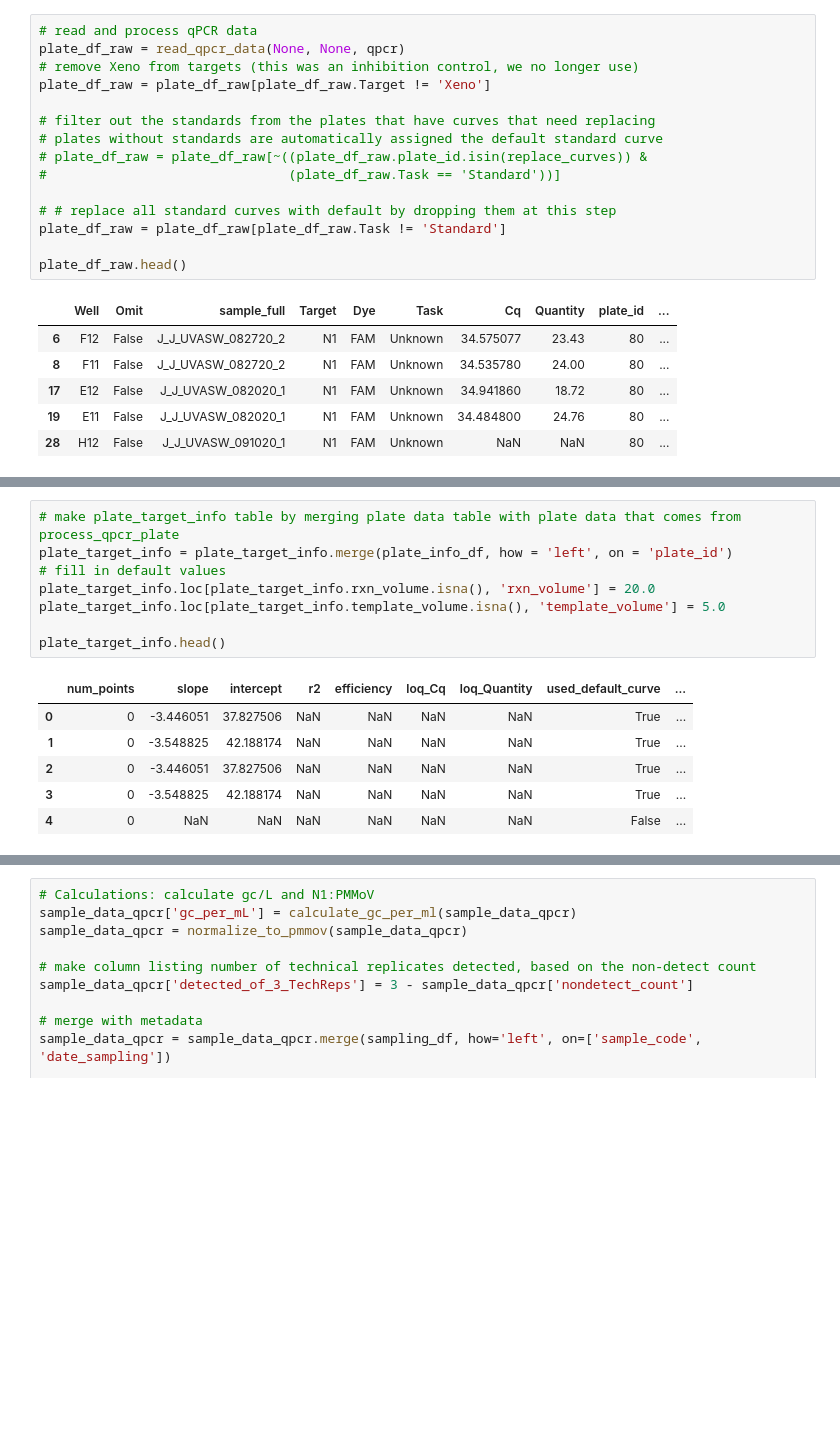
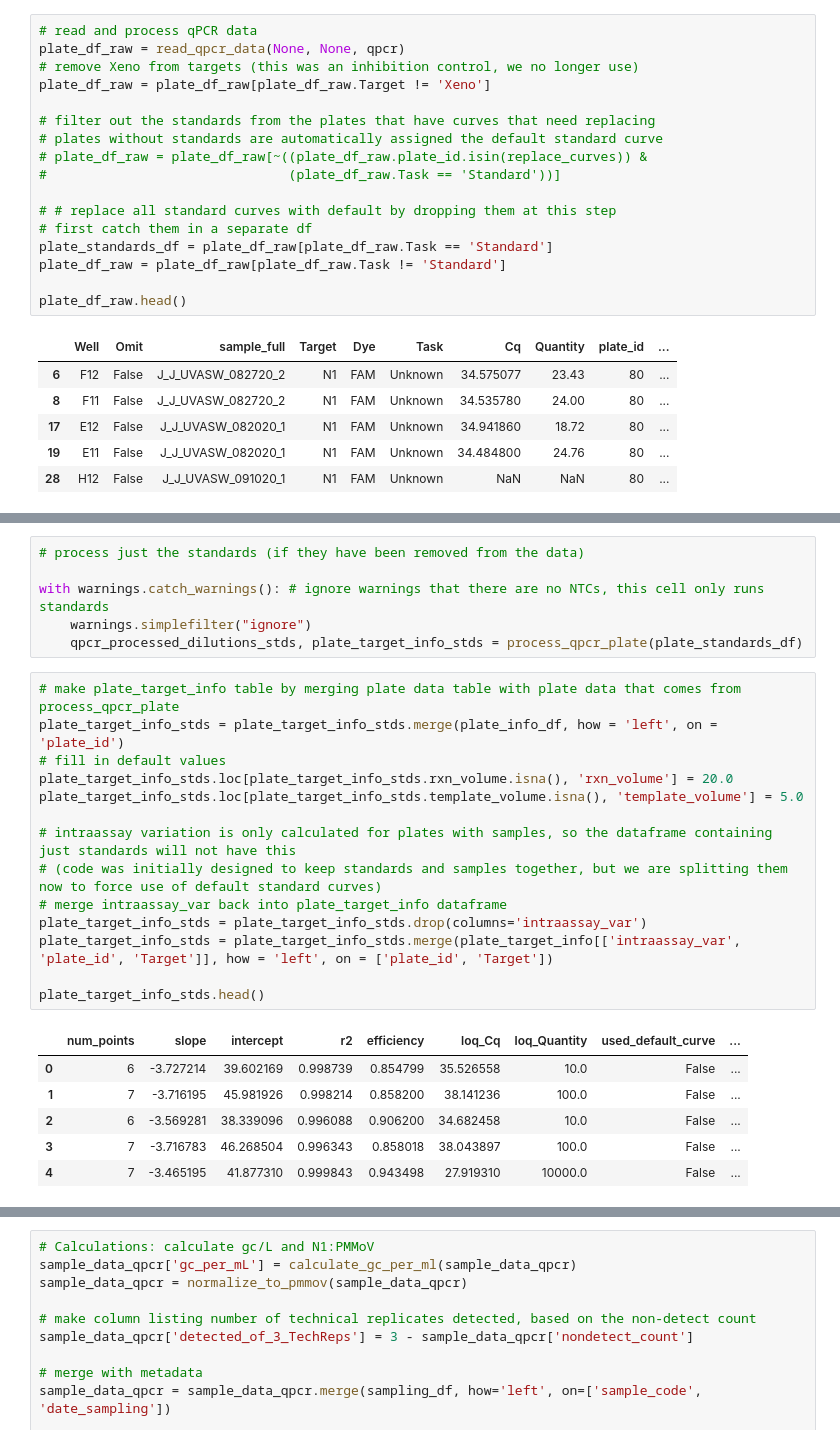
Before and after one commit to wastewaterlab/data_analysis, a Jupyter notebook: notebooks/testing_full_pipeline.ipynb, the cells around one changed output, grey strips where cells are left out. Cells and saved outputs as stored; diff of their text form; blank space fills up the shorter version.

Commit message:
update to handle splitting out standards

```diff
--- a/notebooks/testing_full_pipeline.ipynb
+++ b/notebooks/testing_full_pipeline.ipynb
@@ -143,6 +142,8 @@ plate_df_raw = plate_df_raw[plate_df_raw.Target != 'Xeno']
 #                               (plate_df_raw.Task == 'Standard'))]
 
 # # replace all standard curves with default by dropping them at this step
+# first catch them in a separate df
+plate_standards_df = plate_df_raw[plate_df_raw.Task == 'Standard']
 plate_df_raw = plate_df_raw[plate_df_raw.Task != 'Standard']
 
 plate_df_raw.head()
@@ -166,21 +167,33 @@ qpcr_processed.head()
 | 1 | A_A_INF_010521_2 | 5 | Unknown | [35.818259999999995, 36.15197, 36... | [28.74, 23.12, 22.51] | [False, False, False] | [35.818259999999995, 36.15197, 36... | 36.054380 | ... |
 | 1 | A_A_INF_011221_1 | 5 | Unknown | [33.91222, 34.40655, 34.05749] | [36.69, 26.78, 33.45] | [False, False, False] | [33.91222, 34.40655, 34.05749] | 34.125420 | ... |
 | 0 | A_A_INF_011221_1 | 5 | Unknown | [27.49398, 27.41733, 27.556859999... | [11252.21, 11840.93, 10791.19] | [False, False, False] | [27.49398, 27.41733, 27.556859999... | 27.489390 | ... |
+# %%
+# process just the standards (if they have been removed from the data)
+
+with warnings.catch_warnings(): # ignore warnings that there are no NTCs, this cell only runs standards
+    warnings.simplefilter("ignore")
+    qpcr_processed_dilutions_stds, plate_target_info_stds = process_qpcr_plate(plate_standards_df)
 # %%
 # make plate_target_info table by merging plate data table with plate data that comes from process_qpcr_plate
-plate_target_info = plate_target_info.merge(plate_info_df, how = 'left', on = 'plate_id')
+plate_target_info_stds = plate_target_info_stds.merge(plate_info_df, how = 'left', on = 'plate_id')
 # fill in default values
-plate_target_info.loc[plate_target_info.rxn_volume.isna(), 'rxn_volume'] = 20.0
-plate_target_info.loc[plate_target_info.template_volume.isna(), 'template_volume'] = 5.0
+plate_target_info_stds.loc[plate_target_info_stds.rxn_volume.isna(), 'rxn_volume'] = 20.0
+plate_target_info_stds.loc[plate_target_info_stds.template_volume.isna(), 'template_volume'] = 5.0
 
-plate_target_info.head()
+# intraassay variation is only calculated for plates with samples, so the dataframe containing just standards will not have this
+# (code was initially designed to keep standards and samples together, but we are splitting them now to force use of default standard curves)
+# merge intraassay_var back into plate_target_info dataframe
+plate_target_info_stds = plate_target_info_stds.drop(columns='intraassay_var')
+plate_target_info_stds = plate_target_info_stds.merge(plate_target_info[['intraassay_var', 'plate_id', 'Target']], how = 'left', on = ['plate_id', 'Target'])
+
+plate_target_info_stds.head()
 # %% [output]
 |  | num_points | slope | intercept | r2 | efficiency | loq_Cq | loq_Quantity | used_default_curve | ... |
-| 0 | 0 | -3.446051 | 37.827506 | NaN | NaN | NaN | NaN | True | ... |
-| 1 | 0 | -3.548825 | 42.188174 | NaN | NaN | NaN | NaN | True | ... |
-| 2 | 0 | -3.446051 | 37.827506 | NaN | NaN | NaN | NaN | True | ... |
-| 3 | 0 | -3.548825 | 42.188174 | NaN | NaN | NaN | NaN | True | ... |
-| 4 | 0 | NaN | NaN | NaN | NaN | NaN | NaN | False | ... |
+| 0 | 6 | -3.727214 | 39.602169 | 0.998739 | 0.854799 | 35.526558 | 10.0 | False | ... |
+| 1 | 7 | -3.716195 | 45.981926 | 0.998214 | 0.858200 | 38.141236 | 100.0 | False | ... |
+| 2 | 6 | -3.569281 | 38.339096 | 0.996088 | 0.906200 | 34.682458 | 10.0 | False | ... |
+| 3 | 7 | -3.716783 | 46.268504 | 0.996343 | 0.858018 | 38.043897 | 100.0 | False | ... |
+| 4 | 7 | -3.465195 | 41.877310 | 0.999843 | 0.943498 | 27.919310 | 10000.0 | False | ... |
 # %%
 # merge with sample data and plate_target info
 # merging is dangerous, extra rows can be introduced if the merge isn't exact (e.g. multiple identical entries- see warnings)
```
Also changed, not shown: parts of 17 cells of this notebook.
